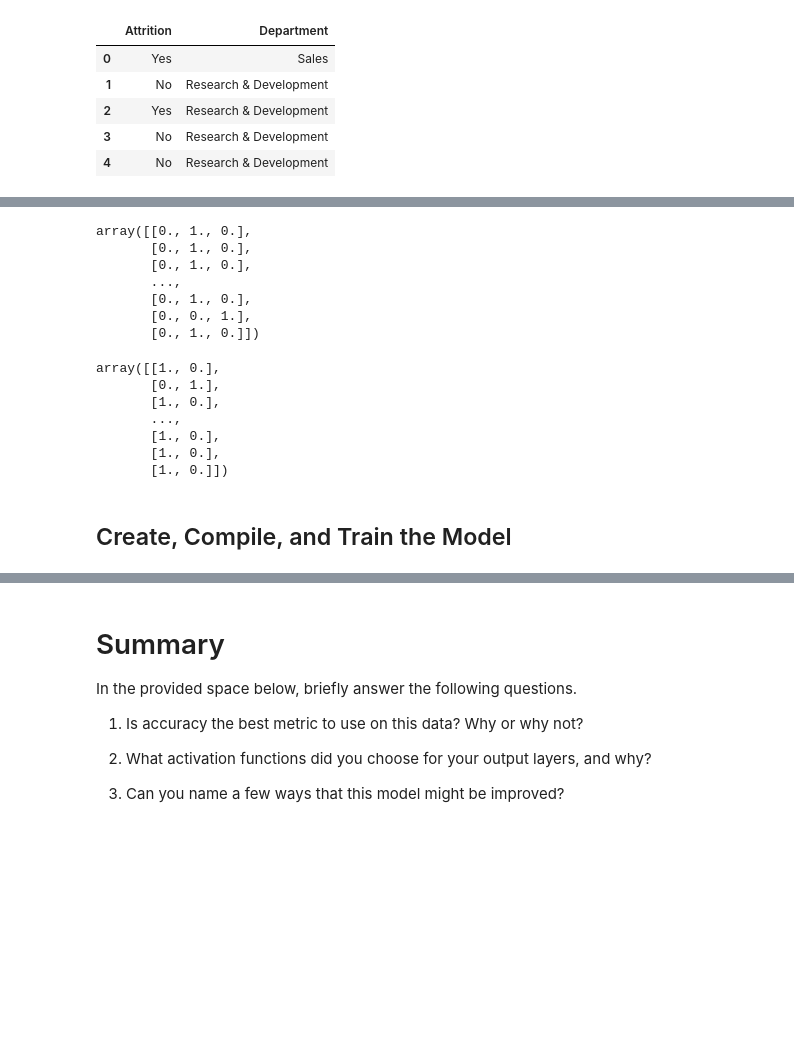
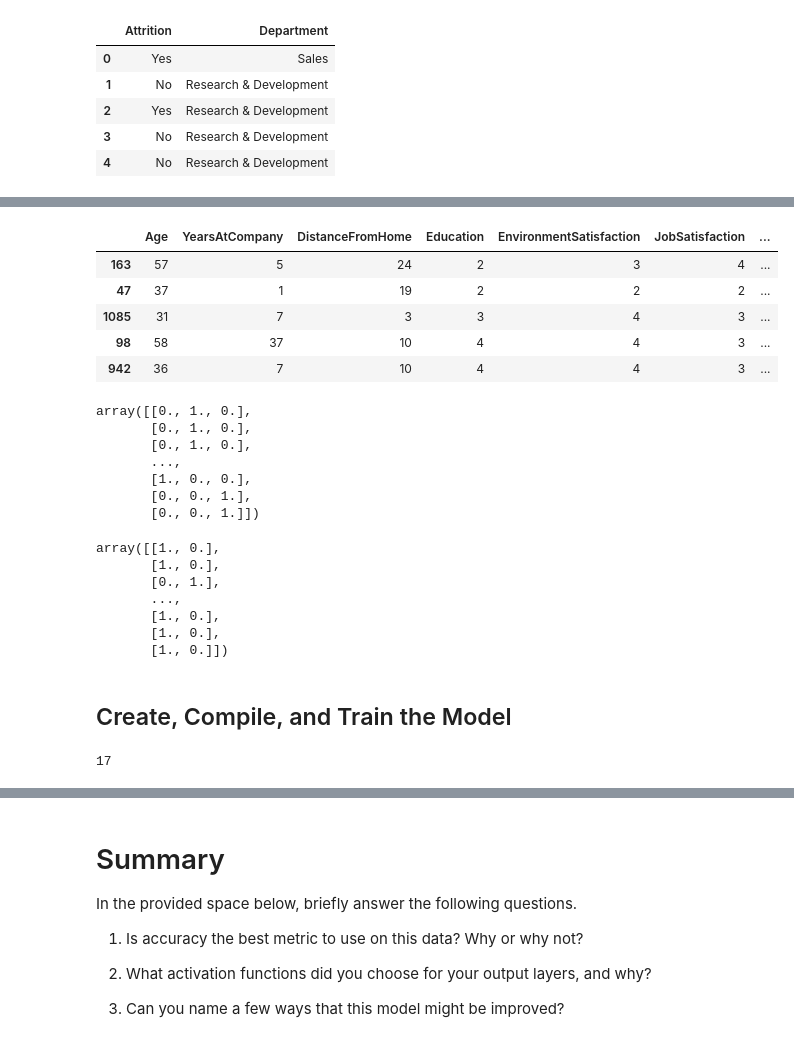
Before and after one commit to portillojj/neural-network-challenge-2, a Jupyter notebook: attrition.ipynb, the cells around one changed output, grey strips where cells are left out. Drawn from its saved outputs; the diff is of its cells as text; code cells hidden in the pictures; blank space fills up the shorter version.

```diff
--- a/attrition.ipynb
+++ b/attrition.ipynb
@@ -90,3 +130,15 @@ Name: OverTime, dtype: int64
+# %%
+X_train_encoded = X_train_encoded.drop(columns=["BusinessTravel", "EducationField"])
+X_test_encoded = X_test_encoded.drop(columns=["BusinessTravel", "EducationField"])
+
+X_train_encoded.head()
+# %% [output]
+|  | Age | YearsAtCompany | DistanceFromHome | Education | EnvironmentSatisfaction | JobSatisfaction | ... |
+| 163 | 57 | 5 | 24 | 2 | 3 | 4 | ... |
+| 47 | 37 | 1 | 19 | 2 | 2 | 2 | ... |
+| 1085 | 31 | 7 | 3 | 3 | 4 | 3 | ... |
+| 98 | 58 | 37 | 10 | 4 | 4 | 3 | ... |
+| 942 | 36 | 7 | 10 | 4 | 4 | 3 | ... |
 # %%
 # Create a StandardScaler
 scaler = StandardScaler()
@@ -102,40 +154,48 @@ X_test_scaled = scaler.transform(X_test)
 encoder_department = OneHotEncoder(sparse=False)
 
 # Fit the encoder to the training data
-encoder_department.fit(y_train_attrition.values.reshape(-1, 1))
+encoder_department.fit(y_train[["Department"]])
 
 # Create two new variables by applying the encoder
 # to the training and testing data
-y_train_encoded_attrition = encoder_department.transform(y_train_attrition.values.reshape(-1, 1))
-y_test_encoded_attrition = encoder_department.transform(y_test_attrition.values.reshape(-1, 1))
+y_train_encoded_department = encoder_department.transform(y_train[["Department"]])
+y_test_encoded_department = encoder_department.transform(y_test[["Department"]])
+
+y_train_encoded_department
 # %% [output]
 array([[0., 1., 0.],
        [0., 1., 0.],
        [0., 1., 0.],
        ...,
-       [0., 1., 0.],
+       [1., 0., 0.],
        [0., 0., 1.],
-       [0., 1., 0.]])
+       [0., 0., 1.]])
 # %%
 # Create a OneHotEncoder for the Attrition column
 encoder_attrition = OneHotEncoder(sparse=False)
 
 # Fit the encoder to the training data
-encoder_attrition.fit(y_train_department.values.reshape(-1, 1))
+encoder_attrition.fit(y_train[["Attrition"]])
 
 # Create two new variables by applying the encoder
 # to the training and testing data
-y_train_encoded_attrition = encoder_attrition.transform(y_train_attrition.values.reshape(-1, 1))
-y_test_encoded_attrition = encoder_attrition.transform(y_test_attrition.values.reshape(-1, 1))
+y_train_encoded_attrition = encoder_attrition.transform(y_train[["Attrition"]])
+y_test_encoded_attrition = encoder_attrition.transform(y_test[["Attrition"]])
+
+y_train_encoded_attrition
 # %% [output]
 array([[1., 0.],
+       [1., 0.],
        [0., 1.],
-       [1., 0.],
        ...,
        [1., 0.],
        [1., 0.],
        [1., 0.]])
 # %% [markdown]
 ## Create, Compile, and Train the Model
+# %%
+X_train_scaled.shape[1]
+# %% [output]
+17
 # %%
 # Find the number of columns in the X training data
```
Also changed, not shown: parts of 14 cells of this notebook.
